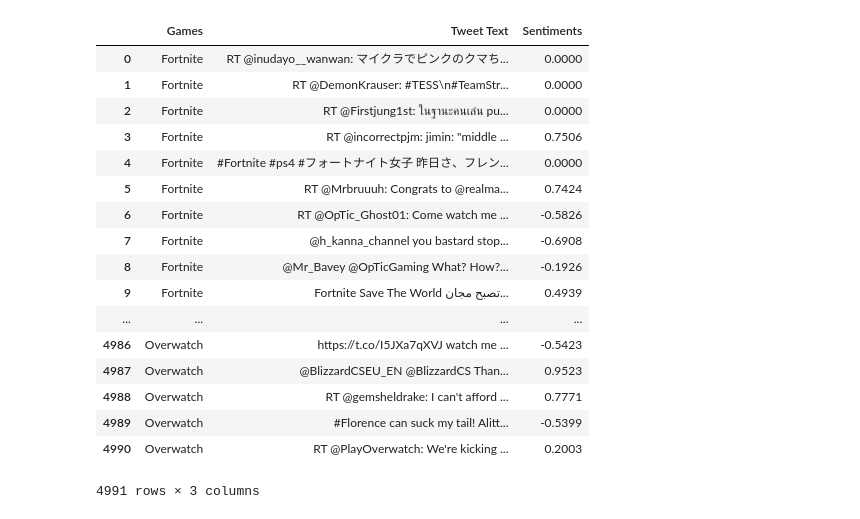
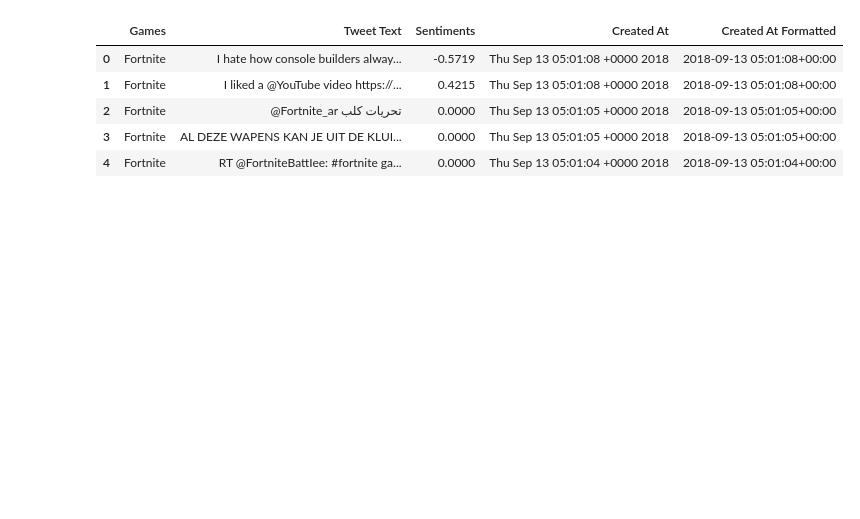
Before and after one commit to jesseyu0323/Project1-Tech2, a Jupyter notebook: Twitch.ipynb, the cells around one changed output. Saved outputs shown, nothing was run; the diff lists cells and outputs as text; code cells hidden in the pictures; blank space fills up the shorter version.

```diff
--- a/Twitch.ipynb
+++ b/Twitch.ipynb
@@ -84,6 +87,10 @@ gamelist=[]
 texts=[]
 location=[]
 sentiments=[]
+tweets_apart=[]
+created=[]
+createdFormatted=[]
+
 for game in games:
     oldest_tweet = None
     for x in range(5):
@@ -97,36 +104,27 @@ for game in games:
             #location.append(tweet['location'])
             analysis = analyzer.polarity_scores(tweet['text'])
             sentiments.append(analysis['compound'])
-
-
-
+            created.append(tweet['created_at'])
+            createdFormatted.append(datetime.datetime.strptime(tweet['created_at'], "%a %b %d %H:%M:%S %z %Y"))
             oldest_tweet = tweet["id"] - 1
 # %%
+
 df_tweets = pd.DataFrame({
     'Games': gamelist,
     'Tweet Text': texts,
-    'Sentiments': sentiments
+    'Sentiments': sentiments,
+    'Created At': created,
+    'Created At Formatted':createdFormatted
 }
 )
+df_tweets.head()
 # %% [output]
-|  | Games | Tweet Text | Sentiments |
-| 0 | Fortnite | RT @inudayo__wanwan: マイクラでピンクのクマち... | 0.0000 |
-| 1 | Fortnite | RT @DemonKrauser: #TESS\n#TeamStr... | 0.0000 |
-| 2 | Fortnite | RT @Firstjung1st: ในฐานะคนเล่น pu... | 0.0000 |
-| 3 | Fortnite | RT @incorrectpjm: jimin: "middle ... | 0.7506 |
-| 4 | Fortnite | #Fortnite #ps4 #フォートナイト女子 昨日さ、フレン... | 0.0000 |
-| 5 | Fortnite | RT @Mrbruuuh: Congrats to @realma... | 0.7424 |
-| 6 | Fortnite | RT @OpTic_Ghost01: Come watch me ... | -0.5826 |
-| 7 | Fortnite | @h_kanna_channel you bastard stop... | -0.6908 |
-| 8 | Fortnite | @Mr_Bavey @OpTicGaming What? How?... | -0.1926 |
-| 9 | Fortnite | Fortnite Save The World تصبح مجان... | 0.4939 |
-| ... | ... | ... | ... |
-| 4986 | Overwatch | https://t.co/I5JXa7qXVJ watch me ... | -0.5423 |
-| 4987 | Overwatch | @BlizzardCSEU_EN @BlizzardCS Than... | 0.9523 |
-| 4988 | Overwatch | RT @gemsheldrake: I can't afford ... | 0.7771 |
-| 4989 | Overwatch | #Florence can suck my tail! Alitt... | -0.5399 |
-| 4990 | Overwatch | RT @PlayOverwatch: We're kicking ... | 0.2003 |
+|  | Games | Tweet Text | Sentiments | Created At | Created At Formatted |
+| 0 | Fortnite | I hate how console builders alway... | -0.5719 | Thu Sep 13 05:01:08 +0000 2018 | 2018-09-13 05:01:08+00:00 |
+| 1 | Fortnite | I liked a @YouTube video https://... | 0.4215 | Thu Sep 13 05:01:08 +0000 2018 | 2018-09-13 05:01:08+00:00 |
+| 2 | Fortnite | @Fortnite_ar تحريات كلب | 0.0000 | Thu Sep 13 05:01:05 +0000 2018 | 2018-09-13 05:01:05+00:00 |
+| 3 | Fortnite | AL DEZE WAPENS KAN JE UIT DE KLUI... | 0.0000 | Thu Sep 13 05:01:05 +0000 2018 | 2018-09-13 05:01:05+00:00 |
+| 4 | Fortnite | RT @FortniteBattIee: #fortnite ga... | 0.0000 | Thu Sep 13 05:01:04 +0000 2018 | 2018-09-13 05:01:04+00:00 |
-4991 rows × 3 columns
 # %%
 
 df_positive = df_tweets.loc[df_tweets['Sentiments'] >=0 ].groupby('Games')
```
Also changed, not shown: parts of 9 cells of this notebook, 1 other file.
